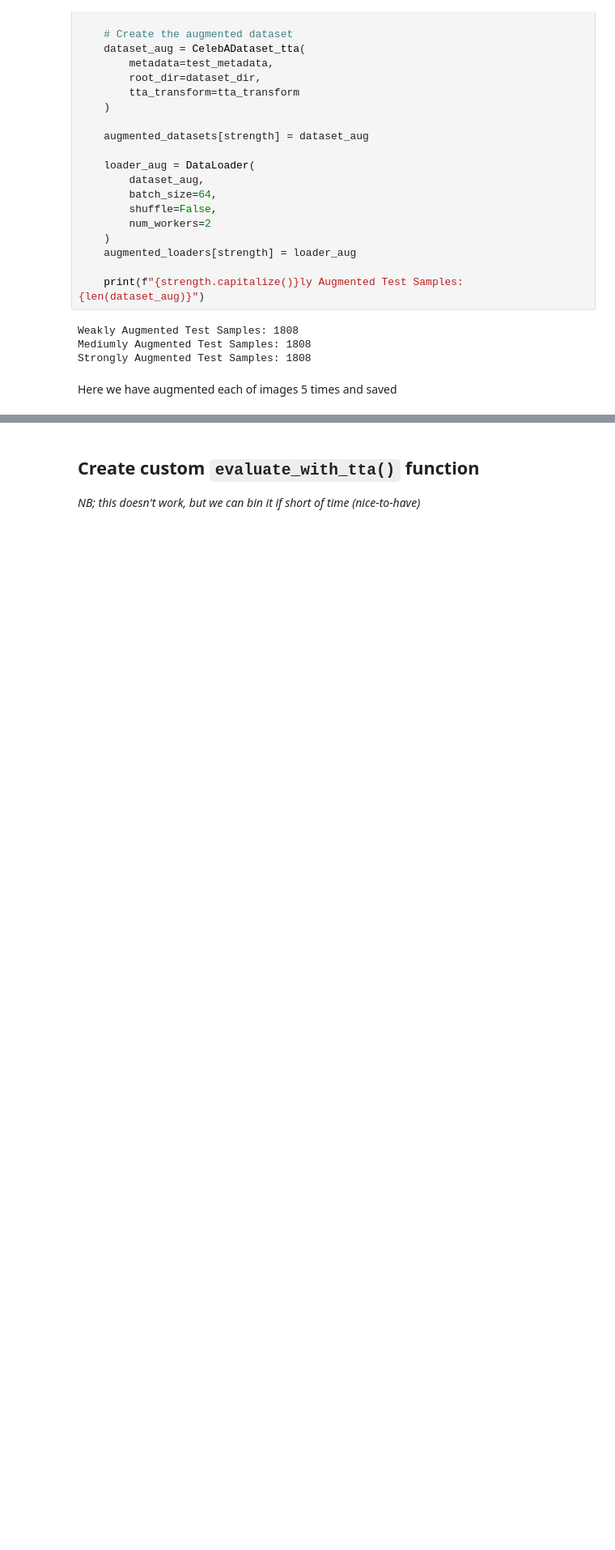
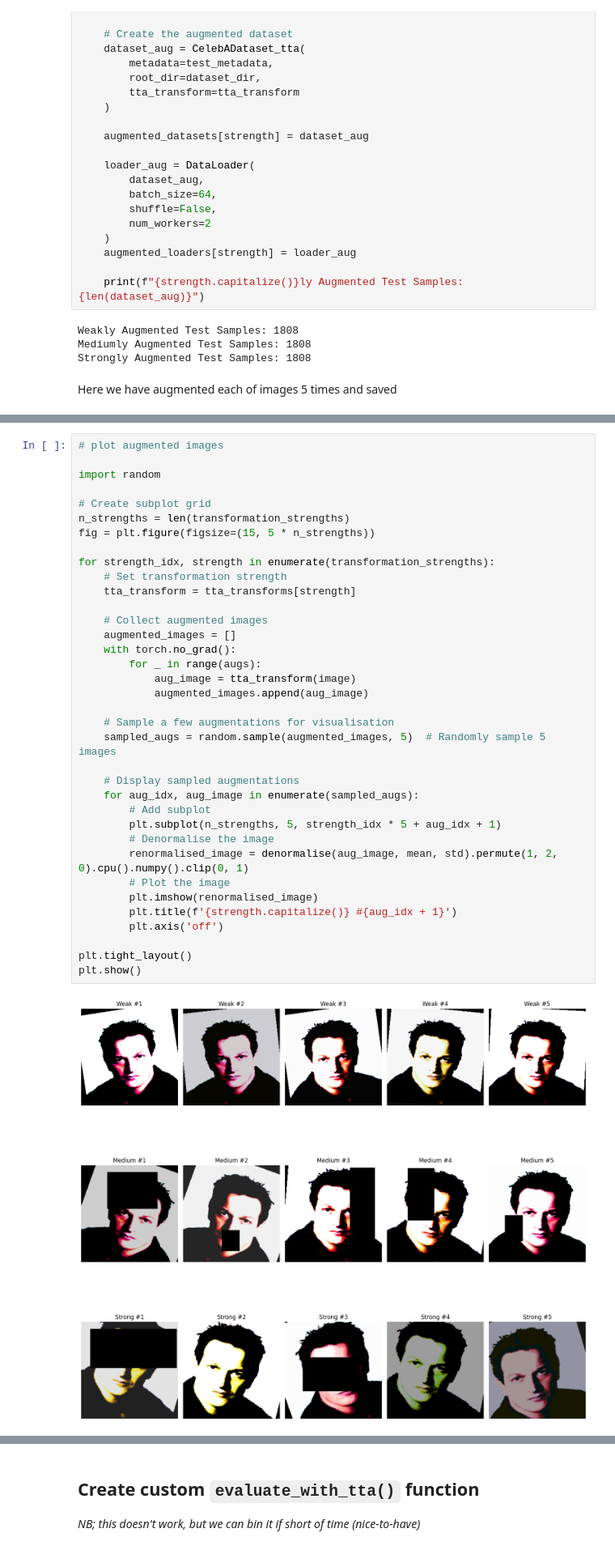
Before and after one commit to henrycgbaker/Debt_Settlement_App, a Jupyter notebook: uncertainty_celeba_TTA_new.ipynb, the cells around one changed output, grey strips where cells are left out. Shown at 81% size. Saved outputs shown, nothing was run; the diff lists cells and outputs as text; blank space fills up the shorter version.

```diff
--- a/uncertainty_celeba_TTA_new.ipynb
+++ b/uncertainty_celeba_TTA_new.ipynb
@@ -545,0 +647,38 @@ for strength in transformation_strengths:
+# %%
+# plot augmented images
+
+import random
+
+# Create subplot grid
+n_strengths = len(transformation_strengths)
+fig = plt.figure(figsize=(15, 5 * n_strengths))
+
+for strength_idx, strength in enumerate(transformation_strengths):
+    # Set transformation strength
+    tta_transform = tta_transforms[strength]
+
+    # Collect augmented images
+    augmented_images = []
+    with torch.no_grad():
+        for _ in range(augs):
+            aug_image = tta_transform(image)
+            augmented_images.append(aug_image)
+
+    # Sample a few augmentations for visualisation
+    sampled_augs = random.sample(augmented_images, 5)  # Randomly sample 5 images
+
+    # Display sampled augmentations
+    for aug_idx, aug_image in enumerate(sampled_augs):
+        # Add subplot
+        plt.subplot(n_strengths, 5, strength_idx * 5 + aug_idx + 1)
+        # Denormalise the image
+        renormalised_image = denormalise(aug_image, mean, std).permute(1, 2, 0).cpu().numpy().clip(0, 1)
+        # Plot the image
+        plt.imshow(renormalised_image)
+        plt.title(f'{strength.capitalize()} #{aug_idx + 1}')
+        plt.axis('off')
+
+plt.tight_layout()
+plt.show()
+# %% [output]
+[figure, added]
```
Also changed, not shown: parts of 32 cells of this notebook.
